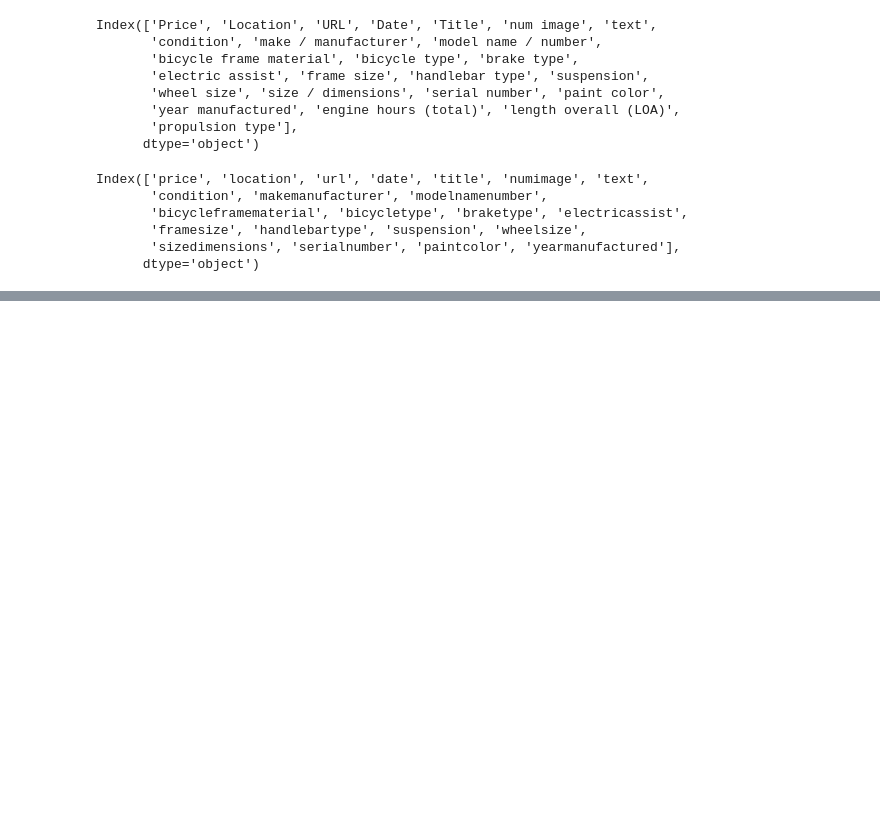
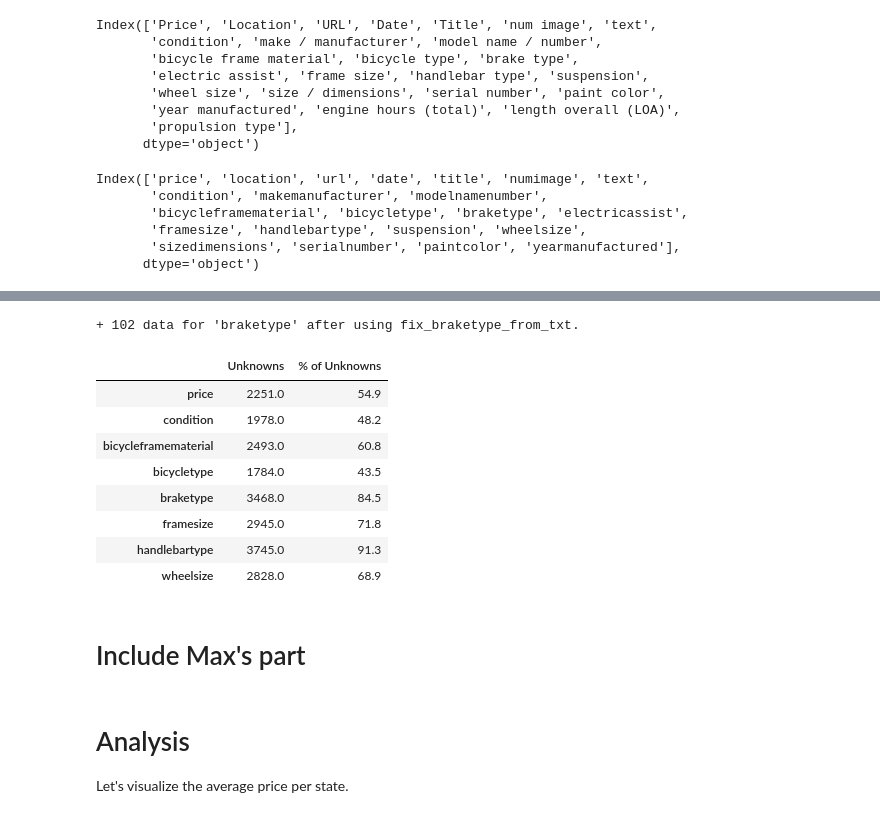
Before and after one commit to noeht/Data-Analytics---BEstimate, a Jupyter notebook: craigslist_preprocessing.ipynb, the cells around one changed output, grey strips where cells are left out. Cells and saved outputs as stored; diff of their text form; code cells hidden in the pictures; blank space fills up the shorter version.

```diff
--- a/craigslist_preprocessing.ipynb
+++ b/craigslist_preprocessing.ipynb
@@ -514,0 +704,27 @@ df.to_csv('preprocessed_data_craigslist.csv')
+# %%
+def fix_material_from_txt(text, material):
+    if material != 'unknown':
+        return material
+    else:
+        if 'aluminum' in text:
+            return 'aluminum'
+        if 'alloy' in text:
+            return 'alloy'
+        if 'steel' in text:
+            return 'steel'
+        if 'carbon' in text:
+            return 'carbon fiber'
+        if 'titanium' in text:
+            return 'titanium'
+        if 'composite' in text:
+            return 'composite'
+        if 'scandium' in text:
+            return 'scandium'
+        else:
+            return 'unknown'
+
+
+before = loss_analysis(df).loc['bicycleframematerial','Unknowns']
+df['bicycleframematerial'] = df.apply(lambda x: fix_material_from_txt(x['text'],x['bicycleframematerial']), axis=1)
+after = loss_analysis(df).loc['bicycleframematerial','Unknowns']
+print("+ "+ str(int(before-after)) + " data for 'bicycleframematerial' after using fix_material_from_txt.")
@@ -514,0 +779,36 @@ df.to_csv('preprocessed_data_craigslist.csv')
+# %%
+def fix_braketype_from_txt(text,braketype):
+    if braketype != 'unknown':
+        return braketype
+    else:
+        if 'mechanical' in text:
+            return 'mechanical'
+        if 'hydraulic' in text:
+            return 'hydraulic'
+        else:
+            return 'unknown'
+
+before = loss_analysis(df).loc['braketype','Unknowns']
+df['braketype'] = df.apply(lambda x: fix_braketype_from_txt(x['text'],x['braketype']), axis=1)
+after = loss_analysis(df).loc['braketype','Unknowns']
+print("+ "+ str(int(before-after)) + " data for 'braketype' after using fix_braketype_from_txt.")
+# %% [output]
++ 102 data for 'braketype' after using fix_braketype_from_txt.
+# %%
+loss_analysis(df)
+# %% [output]
+|  | Unknowns | % of Unknowns |
+| price | 2251.0 | 54.9 |
+| condition | 1978.0 | 48.2 |
+| bicycleframematerial | 2493.0 | 60.8 |
+| bicycletype | 1784.0 | 43.5 |
+| braketype | 3468.0 | 84.5 |
+| framesize | 2945.0 | 71.8 |
+| handlebartype | 3745.0 | 91.3 |
+| wheelsize | 2828.0 | 68.9 |
+# %% [markdown]
+# Include Max's part
+# %% [markdown]
+# Analysis
+
+Let's visualize the average price per state.
```
Also changed, not shown: parts of 29 cells of this notebook, 9 other files.
